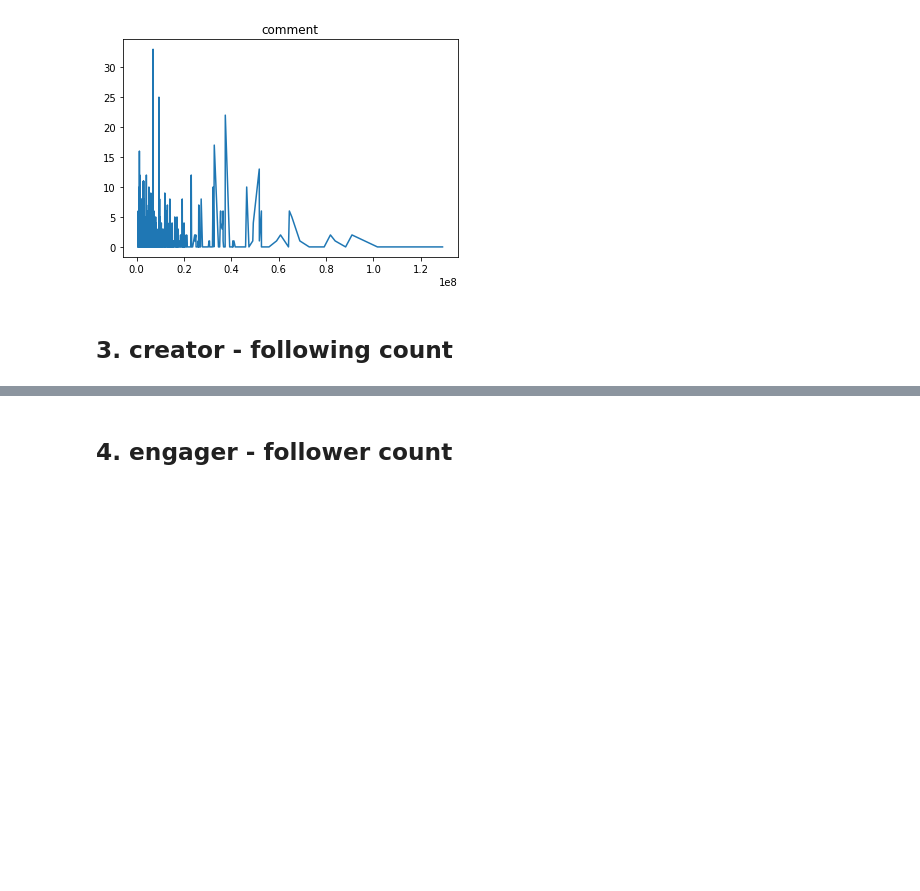
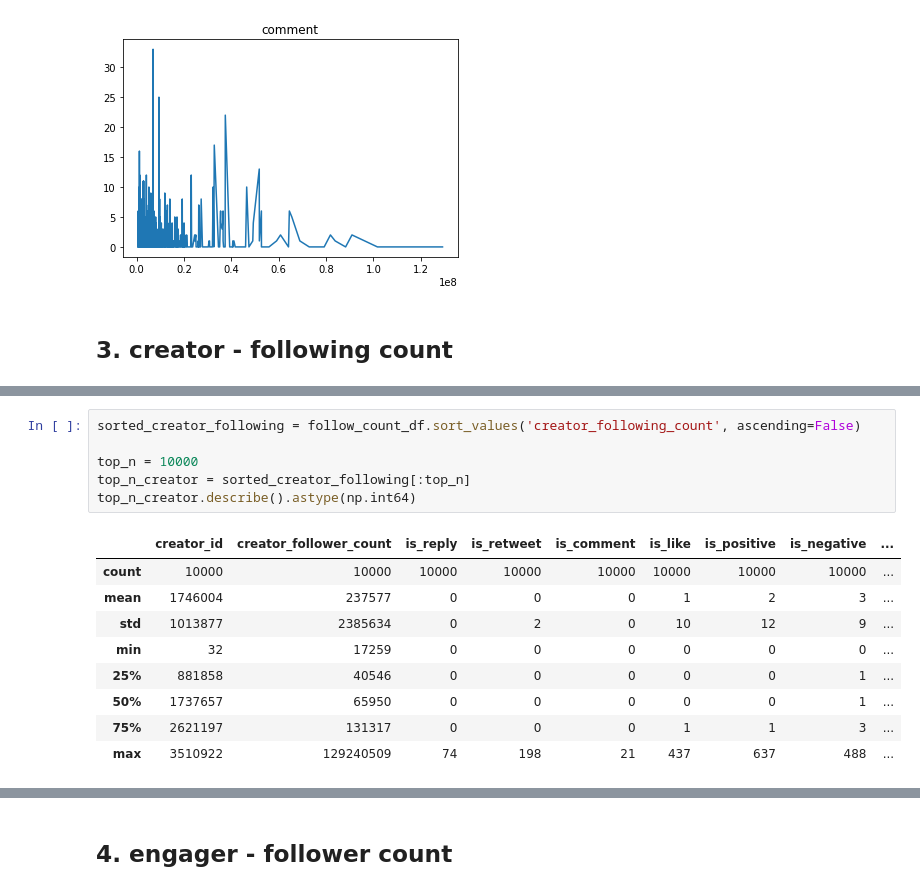
Before and after one commit to RecKIE7/recsys2021-twitter, a Jupyter notebook: analysis/follow_count.ipynb, the cells around one changed output, grey strips where cells are left out. Drawn from its saved outputs; the diff is of its cells as text; blank space fills up the shorter version.

```diff
--- a/analysis/follow_count.ipynb
+++ b/analysis/follow_count.ipynb
@@ -185,0 +204,16 @@ plt.show()
+# %%
+sorted_creator_following = follow_count_df.sort_values('creator_following_count', ascending=False)
+
+top_n = 10000
+top_n_creator = sorted_creator_following[:top_n]
+top_n_creator.describe().astype(np.int64)
+# %% [output]
+|  | creator_id | creator_follower_count | is_reply | is_retweet | is_comment | is_like | is_positive | is_negative | ... |
+| count | 10000 | 10000 | 10000 | 10000 | 10000 | 10000 | 10000 | 10000 | ... |
+| mean | 1746004 | 237577 | 0 | 0 | 0 | 1 | 2 | 3 | ... |
+| std | 1013877 | 2385634 | 0 | 2 | 0 | 10 | 12 | 9 | ... |
+| min | 32 | 17259 | 0 | 0 | 0 | 0 | 0 | 0 | ... |
+| 25% | 881858 | 40546 | 0 | 0 | 0 | 0 | 0 | 1 | ... |
+| 50% | 1737657 | 65950 | 0 | 0 | 0 | 0 | 0 | 1 | ... |
+| 75% | 2621197 | 131317 | 0 | 0 | 0 | 1 | 1 | 3 | ... |
+| max | 3510922 | 129240509 | 74 | 198 | 21 | 437 | 637 | 488 | ... |
```
Also changed, not shown: parts of 6 cells of this notebook.
